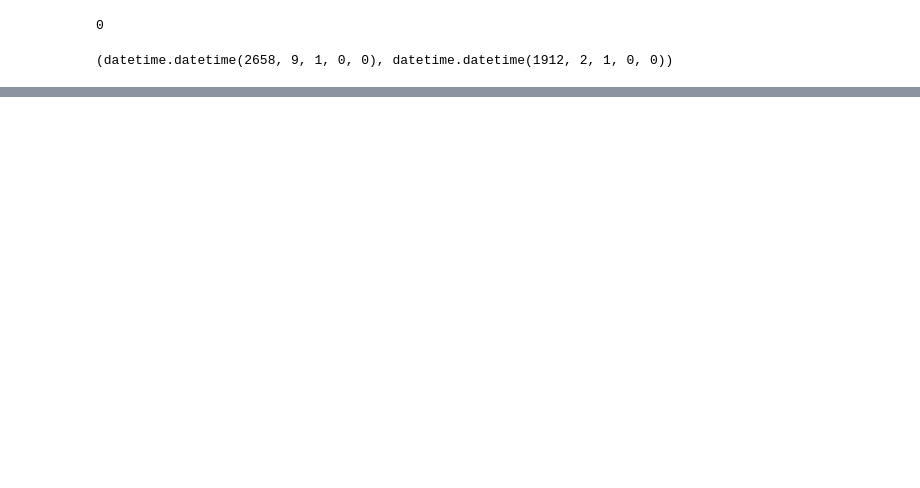
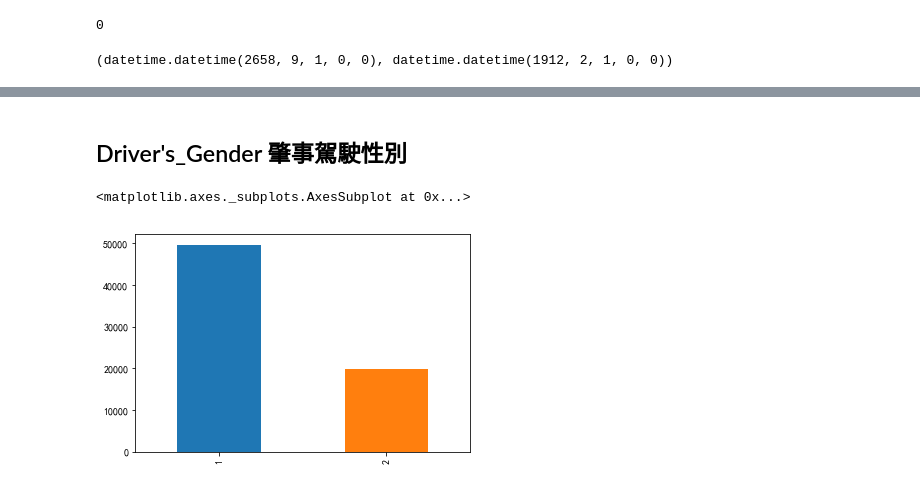
Before and after one commit to taipingeric/tbddd, a Jupyter notebook: EDA.ipynb, the cells around one changed output, grey strips where cells are left out. Cells and saved outputs as stored; diff of their text form; code cells hidden in the pictures; blank space fills up the shorter version.

```diff
--- a/EDA.ipynb
+++ b/EDA.ipynb
@@ -424,0 +478,9 @@ AttributeError: Can only use .dt accessor with datetimelike values
+# %% [markdown]
+## Driver's_Gender 肇事駕駛性別
+# %%
+# 1: 男 49698
+# 2: 女 19915
+df_claim['Driver\'s_Gender'].value_counts().plot(kind='bar')
+# %% [output]
+<matplotlib.axes._subplots.AxesSubplot at 0x...>
+[figure, added]
```
Also changed, not shown: parts of 14 cells of this notebook.
